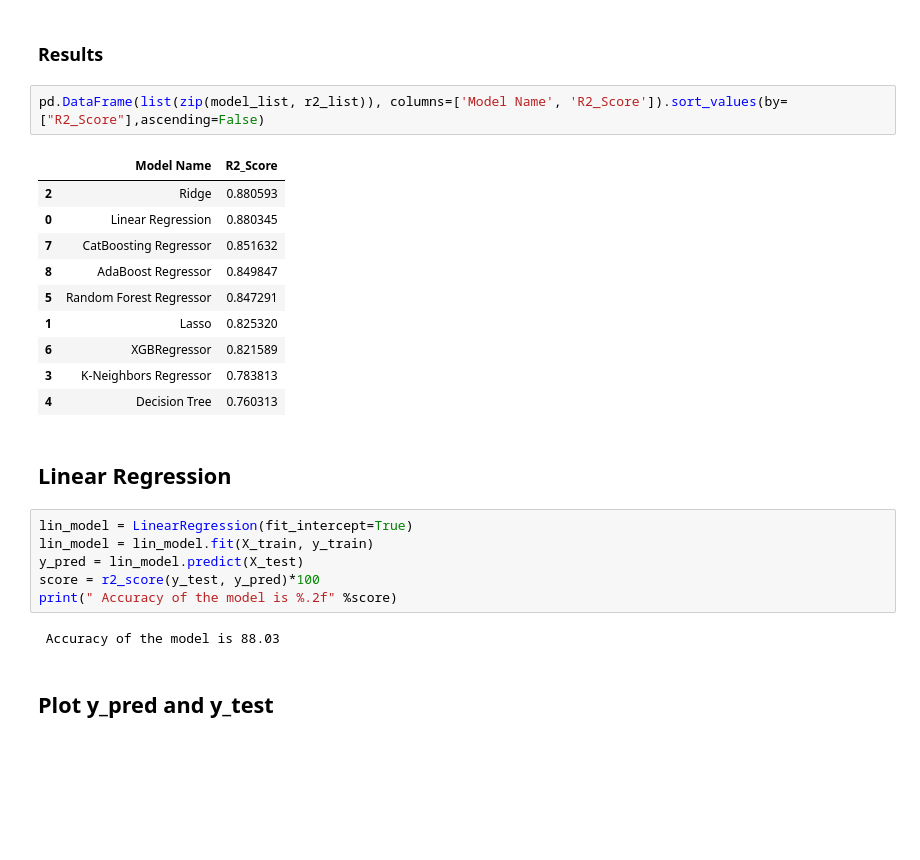
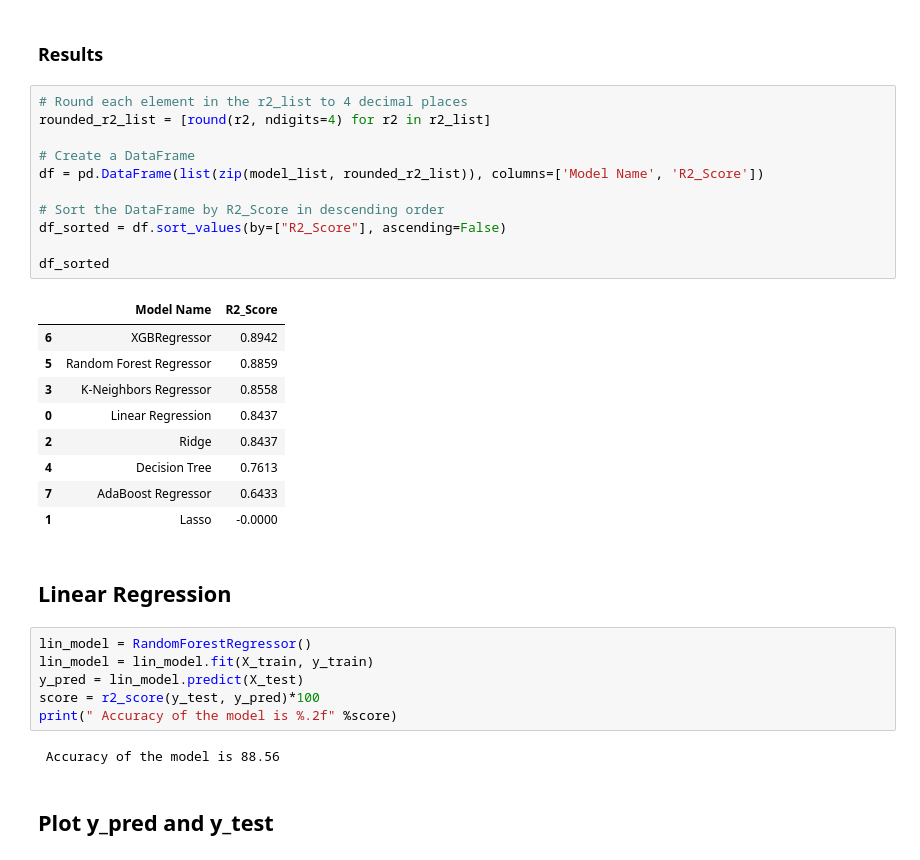
Before and after one commit to MoAli997/NYC_Taxi_Fare_Prediction, a Jupyter notebook: notebook/2. MODEL TRAINING.ipynb, the cells around one changed output. Cells and saved outputs as stored; diff of their text form; blank space fills up the shorter version.

```diff
--- a/notebook/2. MODEL TRAINING.ipynb
+++ b/notebook/2. MODEL TRAINING.ipynb
@@ -196,29 +159,37 @@ Model performance for Test set
 ===================================
 # %% [markdown]
 ### Results
-# %%
-pd.DataFrame(list(zip(model_list, r2_list)), columns=['Model Name', 'R2_Score']).sort_values(by=["R2_Score"],ascending=False)
-# %% [output]
-|  | Model Name | R2_Score |
-| 2 | Ridge | 0.880593 |
-| 0 | Linear Regression | 0.880345 |
-| 7 | CatBoosting Regressor | 0.851632 |
-| 8 | AdaBoost Regressor | 0.849847 |
-| 5 | Random Forest Regressor | 0.847291 |
-| 1 | Lasso | 0.825320 |
-| 6 | XGBRegressor | 0.821589 |
-| 3 | K-Neighbors Regressor | 0.783813 |
-| 4 | Decision Tree | 0.760313 |
+# %%
+# Round each element in the r2_list to 4 decimal places
+rounded_r2_list = [round(r2, ndigits=4) for r2 in r2_list]
+
+# Create a DataFrame
+df = pd.DataFrame(list(zip(model_list, rounded_r2_list)), columns=['Model Name', 'R2_Score'])
+
+# Sort the DataFrame by R2_Score in descending order
+df_sorted = df.sort_values(by=["R2_Score"], ascending=False)
+
+df_sorted
+# %% [output]
+|  | Model Name | R2_Score |
+| 6 | XGBRegressor | 0.8942 |
+| 5 | Random Forest Regressor | 0.8859 |
+| 3 | K-Neighbors Regressor | 0.8558 |
+| 0 | Linear Regression | 0.8437 |
+| 2 | Ridge | 0.8437 |
+| 4 | Decision Tree | 0.7613 |
+| 7 | AdaBoost Regressor | 0.6433 |
+| 1 | Lasso | -0.0000 |
 # %% [markdown]
 ## Linear Regression
 # %%
-lin_model = LinearRegression(fit_intercept=True)
+lin_model = RandomForestRegressor()
 lin_model = lin_model.fit(X_train, y_train)
 y_pred = lin_model.predict(X_test)
 score = r2_score(y_test, y_pred)*100
 print(" Accuracy of the model is %.2f" %score)
 # %% [output]
- Accuracy of the model is 88.03
+ Accuracy of the model is 88.56
 # %% [markdown]
 ## Plot y_pred and y_test
 # %%
```
Also changed, not shown: parts of 15 cells of this notebook, 8 other files.
